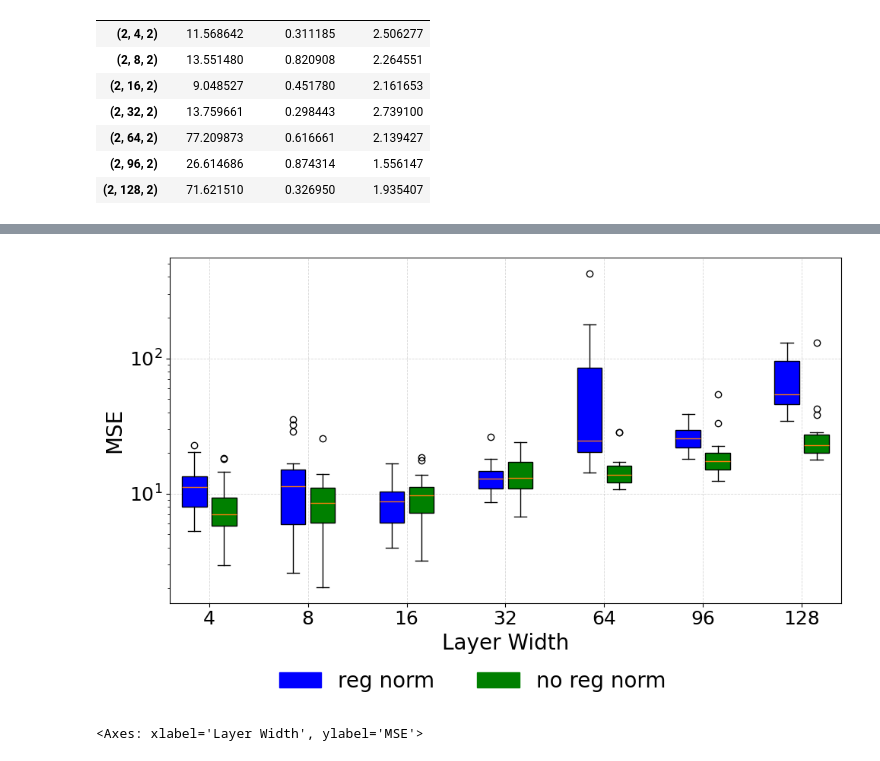
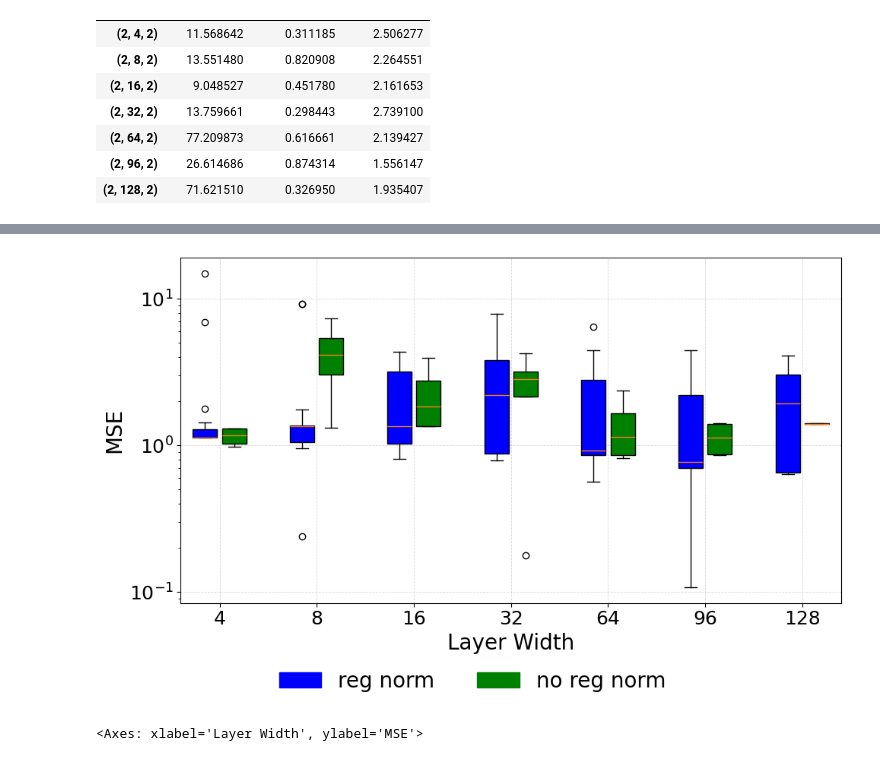
Before and after one commit to mariashapo/NODE, a Jupyter notebook: src/analysis/synthetic/pyomo_network_size.ipynb, the cells around one changed output, grey strips where cells are left out. Cells and saved outputs as stored; diff of their text form; code cells hidden in the pictures.

```diff
--- a/src/analysis/synthetic/pyomo_network_size.ipynb
+++ b/src/analysis/synthetic/pyomo_network_size.ipynb
@@ -9,7 +9,7 @@ results_reg_norm_df = Results.flatten_convergence_data(results_reg_norm, key_lis
 results_reg_norm_1 = load_all_pickles("results/pyomo_vdp_reg_norm_1", recursive=False)
 results_reg_norm_1_df = Results.flatten_convergence_data(results_reg_norm_1, key_list=["system", "reg", "tol"], model_type="pyomo")
 
-results_no_reg_norm = load_all_pickles("results/pyomo_vdp_no_reg_norm", recursive=False)
+results_no_reg_norm = load_all_pickles("results/pyomo_vdp_no_reg_norm_0_001", recursive=False)
 results_no_reg_norm_df = Results.flatten_convergence_data(results_no_reg_norm, key_list=["system", "reg", "tol"], model_type="pyomo")
 # %% [output]
 Loaded results/pyomo_vdp_reg_norm/1046558864_2026-02-14_15-33.pkl
@@ -89,5 +89,5 @@ no_reg_norm_df = Results.prep_for_boxplots(results_no_reg_norm_df,  'system',  '
 reg_norm_df = Results.prep_for_boxplots(results_reg_norm_df,  'system',  'time_elapsed')
 no_reg_norm_df = Results.prep_for_boxplots(results_no_reg_norm_df,  'system',  'time_elapsed')
 
-# reg_norm_df = Results.prep_for_boxplots(results_reg_norm_df,  'system',  'mse_test_coll')
-# no_reg_norm_df = Results.prep_for_boxplots(results_no_reg_norm_df,  'system',  'mse_test_coll')
+reg_norm_df = Results.prep_for_boxplots(results_reg_norm_df,  'system',  'mse_test_coll')
+no_reg_norm_df = Results.prep_for_boxplots(results_no_reg_norm_df,  'system',  'mse_test_coll')
@@ -110,17 +96,17 @@ results_no_reg_norm_df
 # %%
-Graphs.plot_boxplots_custom(reg_norm_df['time_elapsed'], no_reg_norm_df['time_elapsed'], reg_norm_df.x_labels,
+Graphs.plot_boxplots_custom(reg_norm_df['mse_test_coll'], no_reg_norm_df['mse_test_coll'], reg_norm_df.x_labels,
             '',
               'MSE', color_labels=["reg norm", "no reg norm"],
               x_label = "Layer Width",
               figsize=(10, 6),
               label_fontsize=20,
               tick_fontsize=18,
               legend_fontsize=20,
               title_fontsize=20,
               legend_bbox_y=-0.02,
               legend_ncol=2,
               y_log = True
               )
 # %% [output]
-[figure, old version]
+[figure, new version]
 <Axes: xlabel='Layer Width', ylabel='MSE'>
```
Also changed, not shown: parts of 5 cells of this notebook, 5 other files.
